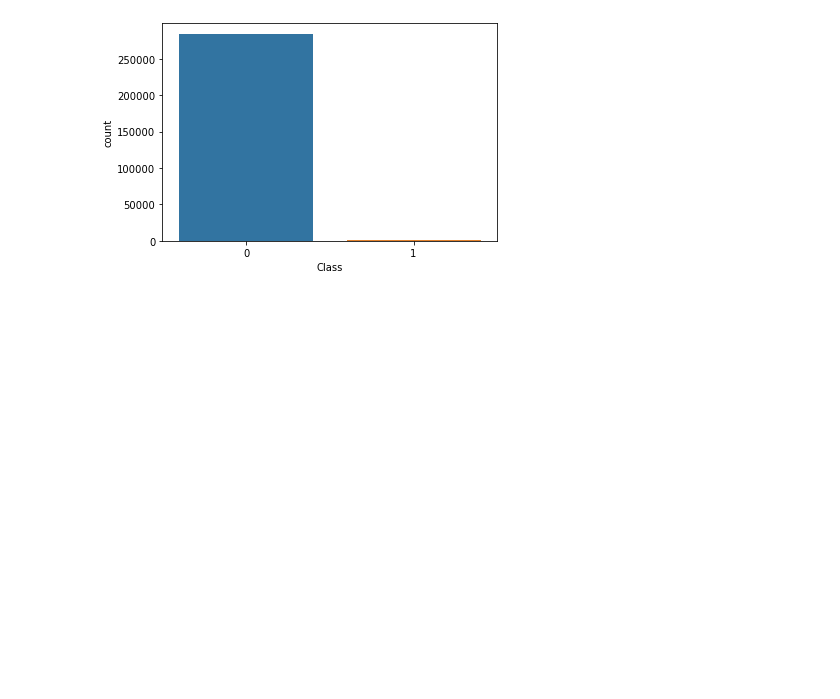
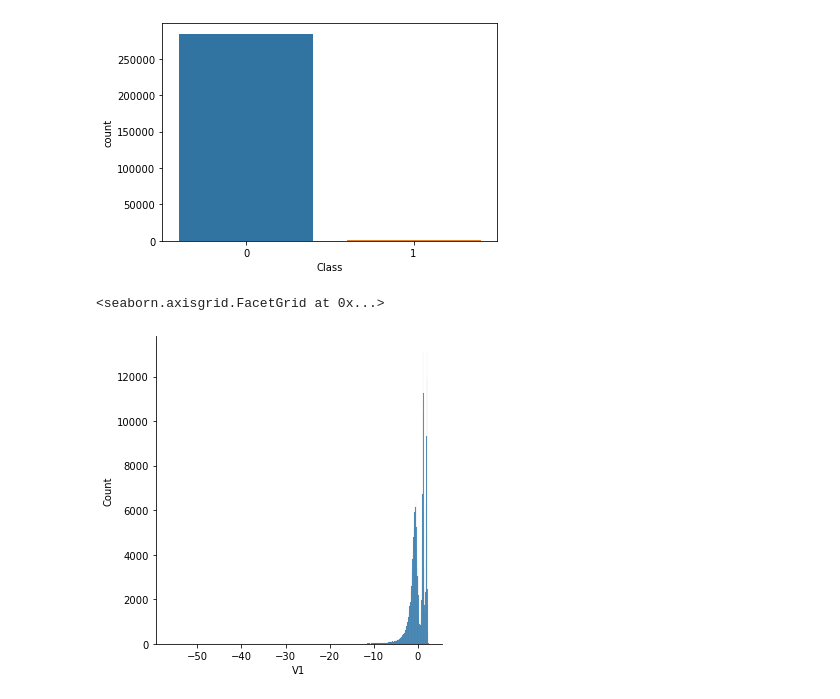
Before and after one commit to bthakr1/Machine_Learning, a Jupyter notebook: Logistic_Regression.ipynb, the cells around one changed output. Saved outputs shown, nothing was run; the diff lists cells and outputs as text; code cells hidden in the pictures; blank space fills up the shorter version.

```diff
--- a/Logistic_Regression.ipynb
+++ b/Logistic_Regression.ipynb
@@ -36,3 +36,9 @@ sns.countplot(x='Class', data=credit)
 plt.show()
 # %% [output]
 [figure]
+# %%
+# Seems like very skewed distribution
+sns.displot(credit['V1'])
+# %% [output]
+<seaborn.axisgrid.FacetGrid at 0x...>
+[figure, added]
```
Also changed, not shown: parts of 3 cells of this notebook.
